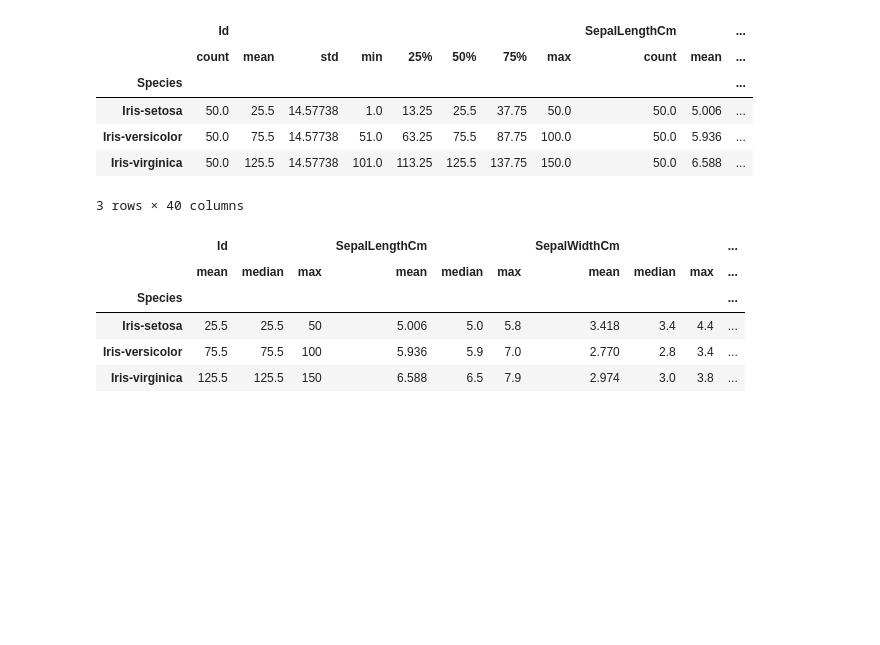
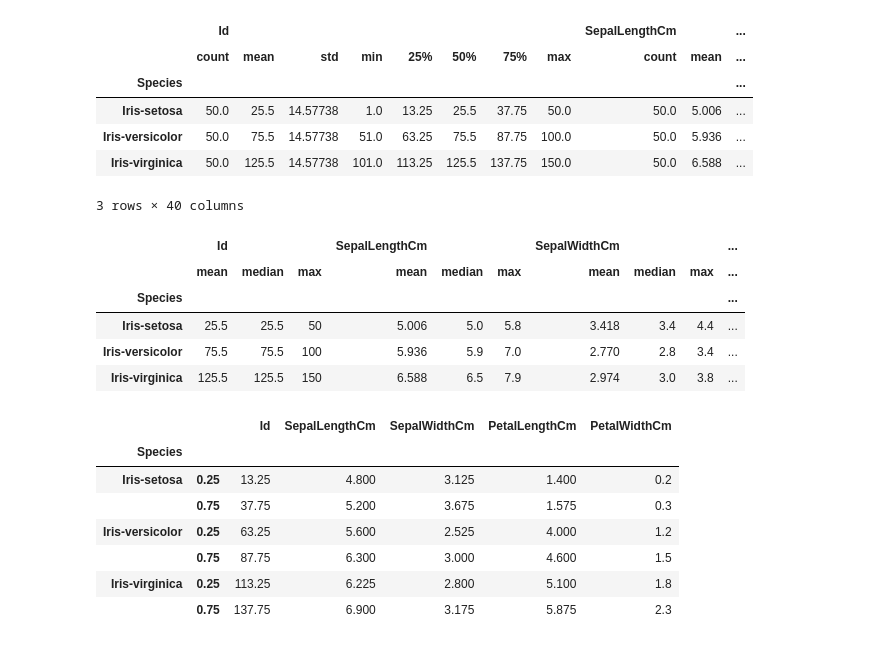
Before and after one commit to PratikChavan05/DSBDA, a Jupyter notebook: try3.ipynb, the cells around one changed output. Cells and saved outputs as stored; diff of their text form; code cells hidden in the pictures; blank space fills up the shorter version.

```diff
--- a/try3.ipynb
+++ b/try3.ipynb
@@ -91,4 +91,13 @@ summ
 | Iris-versicolor | 75.5 | 75.5 | 100 | 5.936 | 5.9 | 7.0 | 2.770 | 2.8 | 3.4 | ... |
 | Iris-virginica | 125.5 | 125.5 | 150 | 6.588 | 6.5 | 7.9 | 2.974 | 3.0 | 3.8 | ... |
 # %%
-grp.quantile()
+grp.quantile([0.25 , 0.75])
+# %% [output]
+|  |  | Id | SepalLengthCm | SepalWidthCm | PetalLengthCm | PetalWidthCm |
+| Species |  |  |  |  |  |  |
+| Iris-setosa | 0.25 | 13.25 | 4.800 | 3.125 | 1.400 | 0.2 |
+|  | 0.75 | 37.75 | 5.200 | 3.675 | 1.575 | 0.3 |
+| Iris-versicolor | 0.25 | 63.25 | 5.600 | 2.525 | 4.000 | 1.2 |
+|  | 0.75 | 87.75 | 6.300 | 3.000 | 4.600 | 1.5 |
+| Iris-virginica | 0.25 | 113.25 | 6.225 | 2.800 | 5.100 | 1.8 |
+|  | 0.75 | 137.75 | 6.900 | 3.175 | 5.875 | 2.3 |
```
